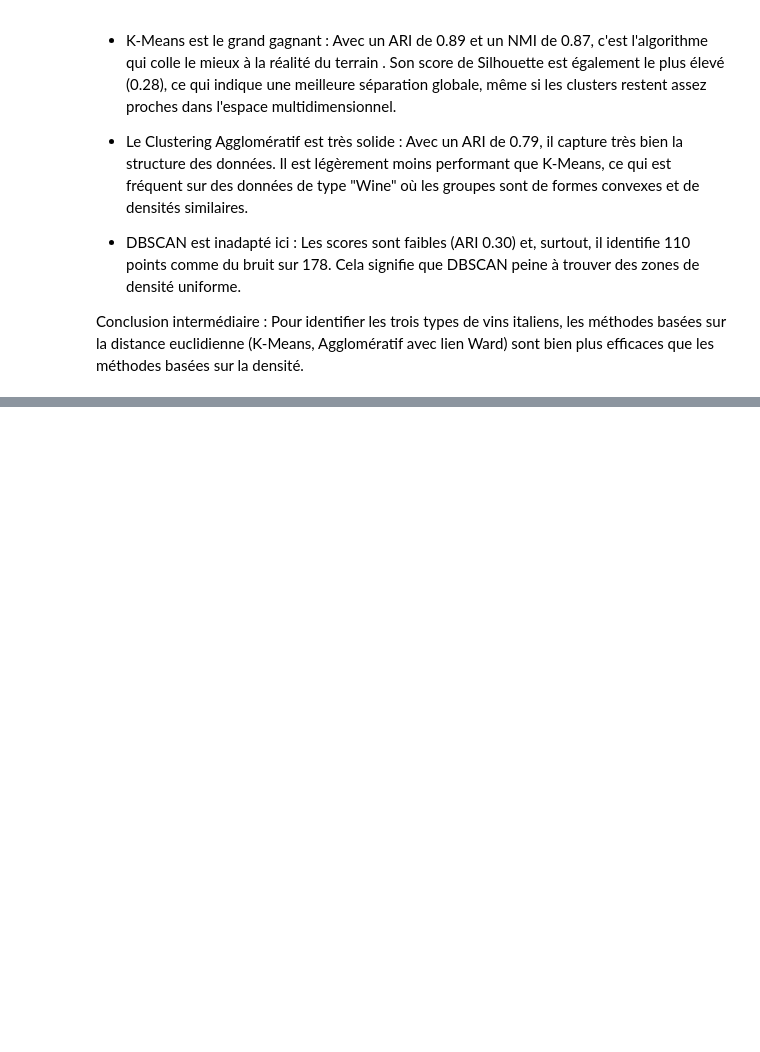
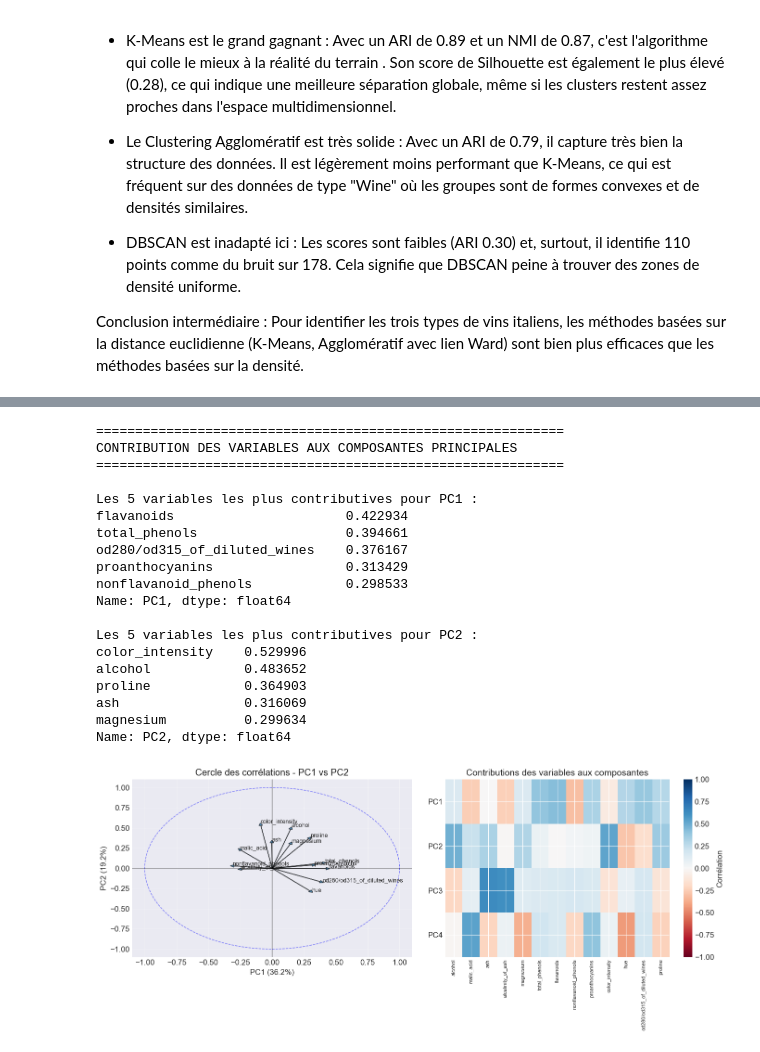
Before and after one commit to lys200/Etude_wine_dataset, a Jupyter notebook: main.ipynb, the cells around one changed output, grey strips where cells are left out. Cells and saved outputs as stored; diff of their text form; code cells hidden in the pictures; blank space fills up the shorter version.

```diff
--- a/main.ipynb
+++ b/main.ipynb
@@ -651,0 +779,71 @@ Conclusion intermédiaire : Pour identifier les trois types de vins italiens, le
+# %%
+# Analyse des contributions des variables aux composantes principales
+# Calcul des loadings (corrélation entre variables et composantes)
+loadings = pca.components_.T
+
+# Création d'un DataFrame pour visualiser les contributions
+loadings_df = pd.DataFrame(loadings[:, :4],  # 4 premières composantes
+                           index=feature_names,
+                           columns=['PC1', 'PC2', 'PC3', 'PC4'])
+
+print("=" * 60)
+print("CONTRIBUTION DES VARIABLES AUX COMPOSANTES PRINCIPALES")
+print("=" * 60)
+print("\nLes 5 variables les plus contributives pour PC1 :")
+print(loadings_df['PC1'].abs().sort_values(ascending=False).head(5))
+
+print("\nLes 5 variables les plus contributives pour PC2 :")
+print(loadings_df['PC2'].abs().sort_values(ascending=False).head(5))
+
+# Visualisation des contributions
+fig, axes = plt.subplots(1, 2, figsize=(14, 6))
+
+# Cercle des corrélations pour PC1 et PC2
+axes[0].axhline(y=0, color='k', linestyle='-', alpha=0.3)
+axes[0].axvline(x=0, color='k', linestyle='-', alpha=0.3)
+circle = plt.Circle((0, 0), 1, color='b', fill=False, linestyle='--', alpha=0.5)
+axes[0].add_artist(circle)
+
+for i, var in enumerate(feature_names):
+    axes[0].arrow(0, 0, loadings[i, 0], loadings[i, 1], head_width=0.03, head_length=0.03, alpha=0.7)
+    axes[0].text(loadings[i, 0]*1.05, loadings[i, 1]*1.05, var, fontsize=9)
+
+axes[0].set_xlabel(f'PC1 ({explained_variance[0]*100:.1f}%)')
+axes[0].set_ylabel(f'PC2 ({explained_variance[1]*100:.1f}%)')
+axes[0].set_title('Cercle des corrélations - PC1 vs PC2')
+axes[0].set_xlim(-1.1, 1.1)
+axes[0].set_ylim(-1.1, 1.1)
+axes[0].grid(True, alpha=0.3)
+
+# Heatmap des contributions
+im = axes[1].imshow(loadings_df.iloc[:, :4].T, cmap='RdBu', aspect='auto', vmin=-1, vmax=1)
+axes[1].set_xticks(range(len(feature_names)))
+axes[1].set_xticklabels(feature_names, rotation=90, fontsize=8)
+axes[1].set_yticks(range(4))
+axes[1].set_yticklabels(['PC1', 'PC2', 'PC3', 'PC4'])
+axes[1].set_title('Contributions des variables aux composantes', fontsize=14)
+plt.colorbar(im, ax=axes[1], label='Corrélation')
+
+plt.tight_layout()
+plt.show()
+# %% [output]
+============================================================
+CONTRIBUTION DES VARIABLES AUX COMPOSANTES PRINCIPALES
+============================================================
+
+Les 5 variables les plus contributives pour PC1 :
+flavanoids                      0.422934
+total_phenols                   0.394661
+od280/od315_of_diluted_wines    0.376167
+proanthocyanins                 0.313429
+nonflavanoid_phenols            0.298533
+Name: PC1, dtype: float64
+
+Les 5 variables les plus contributives pour PC2 :
+color_intensity    0.529996
+alcohol            0.483652
+proline            0.364903
+ash                0.316069
+magnesium          0.299634
+Name: PC2, dtype: float64
+[figure, added]
```
Also changed, not shown: parts of 13 cells of this notebook, 1 other file.
